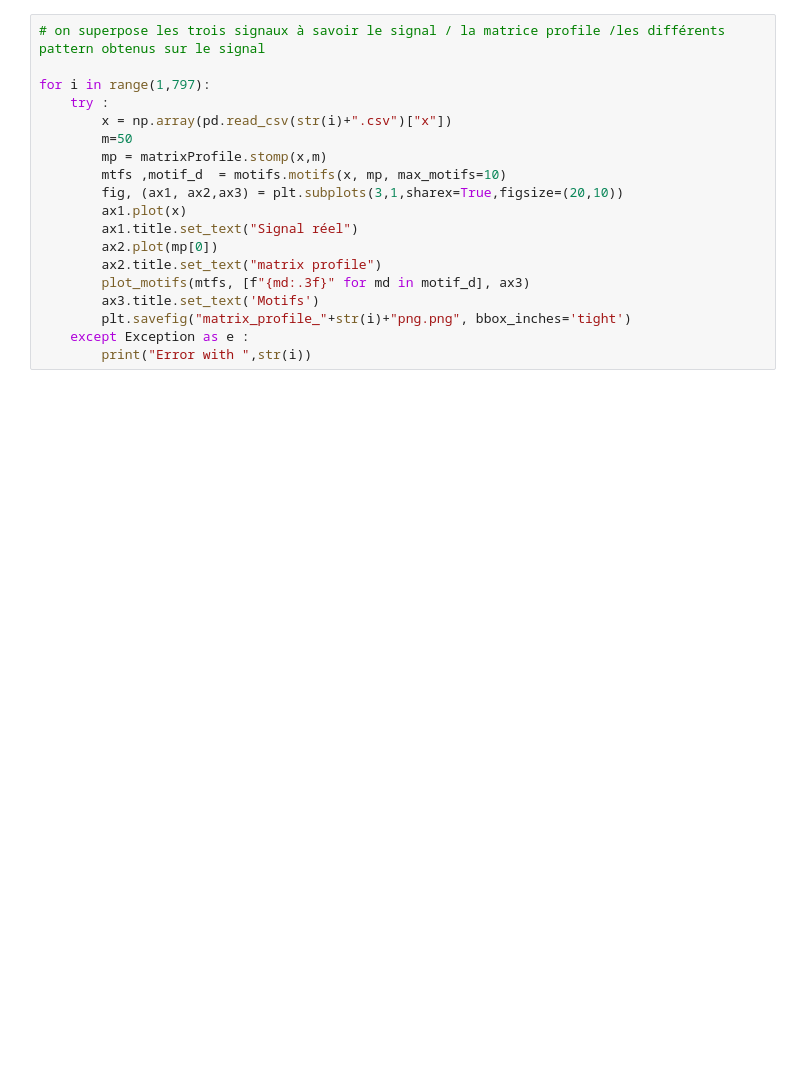
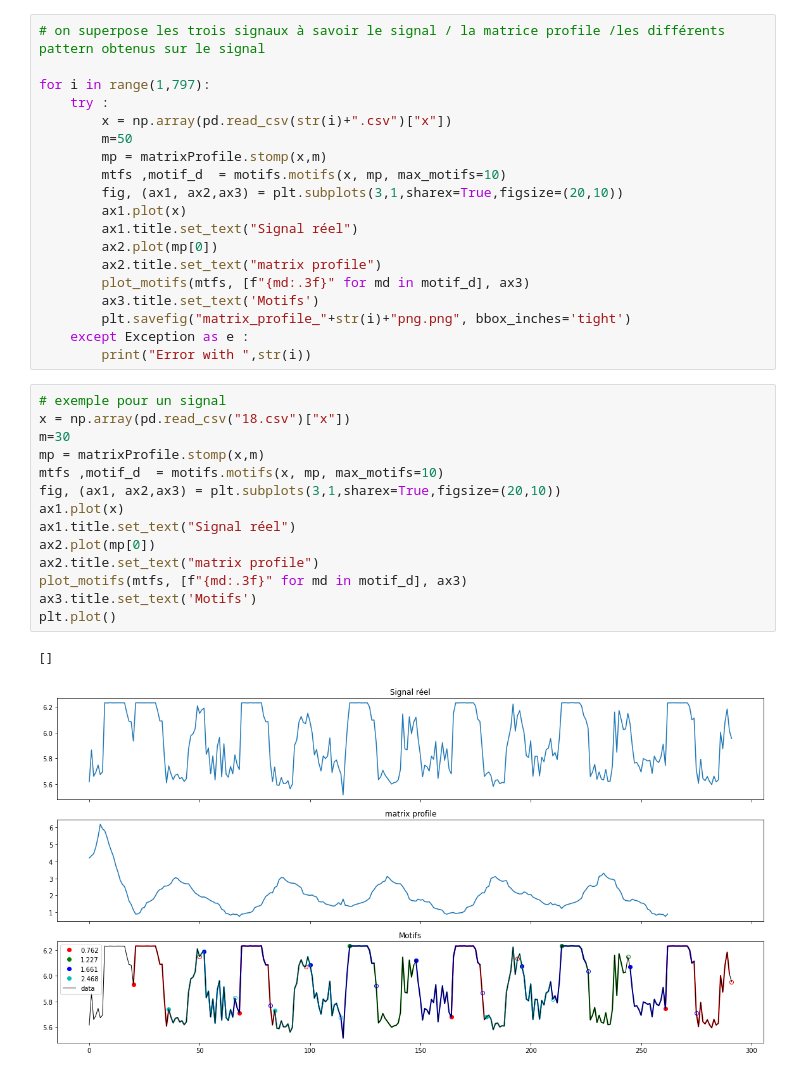
Before and after one commit to gregoritoo/Inria, a Jupyter notebook: Matrix_profile.ipynb, the cells around one changed output. Cells and saved outputs as stored; diff of their text form; blank space fills up the shorter version.

```diff
--- a/Matrix_profile.ipynb
+++ b/Matrix_profile.ipynb
@@ -77,3 +76,20 @@ for i in range(1,797):
         plt.savefig("matrix_profile_"+str(i)+"png.png", bbox_inches='tight')
     except Exception as e :
         print("Error with ",str(i))
+# %%
+# exemple pour un signal
+x = np.array(pd.read_csv("18.csv")["x"])
+m=30
+mp = matrixProfile.stomp(x,m)
+mtfs ,motif_d  = motifs.motifs(x, mp, max_motifs=10)
+fig, (ax1, ax2,ax3) = plt.subplots(3,1,sharex=True,figsize=(20,10))
+ax1.plot(x)
+ax1.title.set_text("Signal réel")
+ax2.plot(mp[0])
+ax2.title.set_text("matrix profile")
+plot_motifs(mtfs, [f"{md:.3f}" for md in motif_d], ax3)
+ax3.title.set_text('Motifs')
+plt.plot()
+# %% [output]
+[]
+[figure, added]
```
Also changed, not shown: parts of 1 cell of this notebook.
